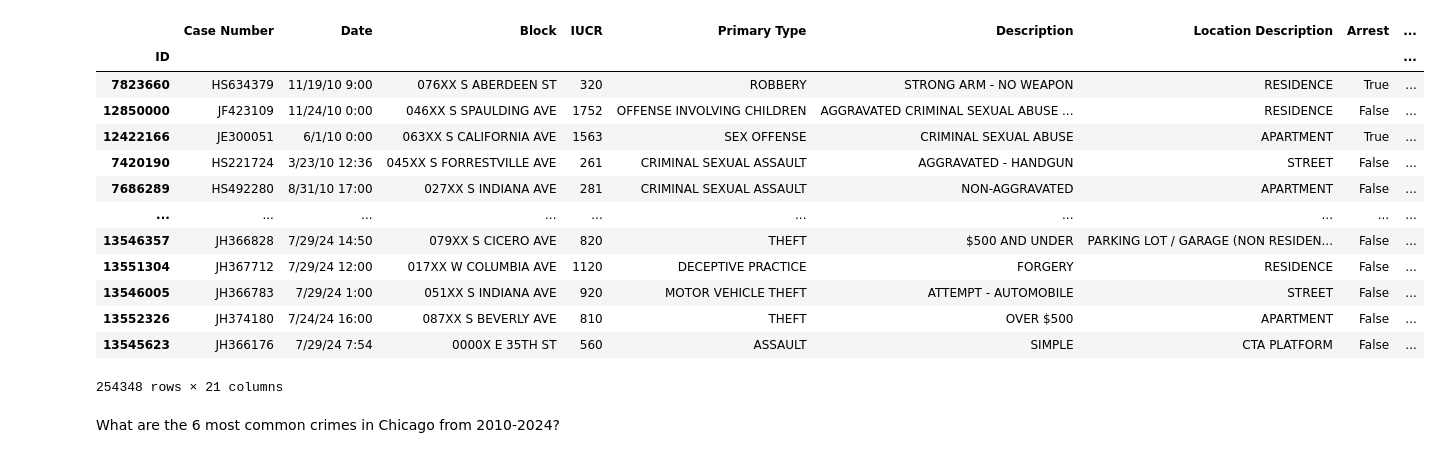
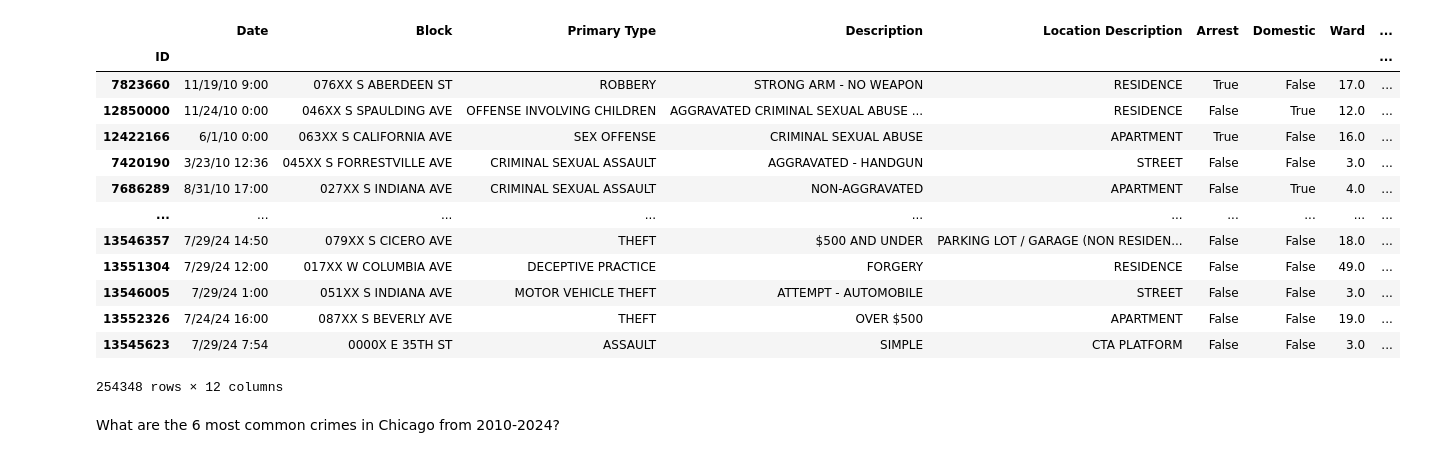
Before and after one commit to ktg8080/Project_1, a Jupyter notebook: chicago_crime_analysis.ipynb, the cells around one changed output. Saved outputs shown, nothing was run; the diff lists cells and outputs as text; code cells hidden in the pictures.

```diff
--- a/chicago_crime_analysis.ipynb
+++ b/chicago_crime_analysis.ipynb
@@ -10,30 +10,39 @@ import numpy as np
 # %%
 #reading the csv file in pandas
 crime_data_df = pd.read_csv("data/Crimes_-_2010_to_2023.csv")
 crime_data_df
 
 #dropping the duplicates
 crime_data_df = crime_data_df.drop_duplicates(keep='first')
 crime_data_df
 
 #setting the dataframe's  Index to the ID
 crime_data_df.set_index('ID', inplace=True)
 crime_data_df
+
+# cleaning the data
+columns_to_drop = [
+    'Case Number', 'IUCR', 'Beat', 'District', 'Community Area',
+    'FBI Code', 'X Coordinate', 'Y Coordinate', 'Location'
+]
+
+crime_data_df= crime_data_df.drop(columns=columns_to_drop)
+crime_data_df
 # %% [output]
-|  | Case Number | Date | Block | IUCR | Primary Type | Description | Location Description | Arrest | ... |
+|  | Date | Block | Primary Type | Description | Location Description | Arrest | Domestic | Ward | ... |
 | ID |  |  |  |  |  |  |  |  | ... |
-| 7823660 | HS634379 | 11/19/10 9:00 | 076XX S ABERDEEN ST | 320 | ROBBERY | STRONG ARM - NO WEAPON | RESIDENCE | True | ... |
-| 12850000 | JF423109 | 11/24/10 0:00 | 046XX S SPAULDING AVE | 1752 | OFFENSE INVOLVING CHILDREN | AGGRAVATED CRIMINAL SEXUAL ABUSE ... | RESIDENCE | False | ... |
-| 12422166 | JE300051 | 6/1/10 0:00 | 063XX S CALIFORNIA AVE | 1563 | SEX OFFENSE | CRIMINAL SEXUAL ABUSE | APARTMENT | True | ... |
-| 7420190 | HS221724 | 3/23/10 12:36 | 045XX S FORRESTVILLE AVE | 261 | CRIMINAL SEXUAL ASSAULT | AGGRAVATED - HANDGUN | STREET | False | ... |
-| 7686289 | HS492280 | 8/31/10 17:00 | 027XX S INDIANA AVE | 281 | CRIMINAL SEXUAL ASSAULT | NON-AGGRAVATED | APARTMENT | False | ... |
+| 7823660 | 11/19/10 9:00 | 076XX S ABERDEEN ST | ROBBERY | STRONG ARM - NO WEAPON | RESIDENCE | True | False | 17.0 | ... |
+| 12850000 | 11/24/10 0:00 | 046XX S SPAULDING AVE | OFFENSE INVOLVING CHILDREN | AGGRAVATED CRIMINAL SEXUAL ABUSE ... | RESIDENCE | False | True | 12.0 | ... |
+| 12422166 | 6/1/10 0:00 | 063XX S CALIFORNIA AVE | SEX OFFENSE | CRIMINAL SEXUAL ABUSE | APARTMENT | True | False | 16.0 | ... |
+| 7420190 | 3/23/10 12:36 | 045XX S FORRESTVILLE AVE | CRIMINAL SEXUAL ASSAULT | AGGRAVATED - HANDGUN | STREET | False | False | 3.0 | ... |
+| 7686289 | 8/31/10 17:00 | 027XX S INDIANA AVE | CRIMINAL SEXUAL ASSAULT | NON-AGGRAVATED | APARTMENT | False | True | 4.0 | ... |
 | ... | ... | ... | ... | ... | ... | ... | ... | ... | ... |
-| 13546357 | JH366828 | 7/29/24 14:50 | 079XX S CICERO AVE | 820 | THEFT | $500 AND UNDER | PARKING LOT / GARAGE (NON RESIDEN... | False | ... |
-| 13551304 | JH367712 | 7/29/24 12:00 | 017XX W COLUMBIA AVE | 1120 | DECEPTIVE PRACTICE | FORGERY | RESIDENCE | False | ... |
-| 13546005 | JH366783 | 7/29/24 1:00 | 051XX S INDIANA AVE | 920 | MOTOR VEHICLE THEFT | ATTEMPT - AUTOMOBILE | STREET | False | ... |
-| 13552326 | JH374180 | 7/24/24 16:00 | 087XX S BEVERLY AVE | 810 | THEFT | OVER $500 | APARTMENT | False | ... |
-| 13545623 | JH366176 | 7/29/24 7:54 | 0000X E 35TH ST | 560 | ASSAULT | SIMPLE | CTA PLATFORM | False | ... |
+| 13546357 | 7/29/24 14:50 | 079XX S CICERO AVE | THEFT | $500 AND UNDER | PARKING LOT / GARAGE (NON RESIDEN... | False | False | 18.0 | ... |
+| 13551304 | 7/29/24 12:00 | 017XX W COLUMBIA AVE | DECEPTIVE PRACTICE | FORGERY | RESIDENCE | False | False | 49.0 | ... |
+| 13546005 | 7/29/24 1:00 | 051XX S INDIANA AVE | MOTOR VEHICLE THEFT | ATTEMPT - AUTOMOBILE | STREET | False | False | 3.0 | ... |
+| 13552326 | 7/24/24 16:00 | 087XX S BEVERLY AVE | THEFT | OVER $500 | APARTMENT | False | False | 19.0 | ... |
+| 13545623 | 7/29/24 7:54 | 0000X E 35TH ST | ASSAULT | SIMPLE | CTA PLATFORM | False | False | 3.0 | ... |
-254348 rows × 21 columns
+254348 rows × 12 columns
 # %% [markdown]
 What are the 6 most common crimes in Chicago from 2010-2024?
 # %%
```
Also changed, not shown: parts of 4 cells of this notebook, 4 other files.
